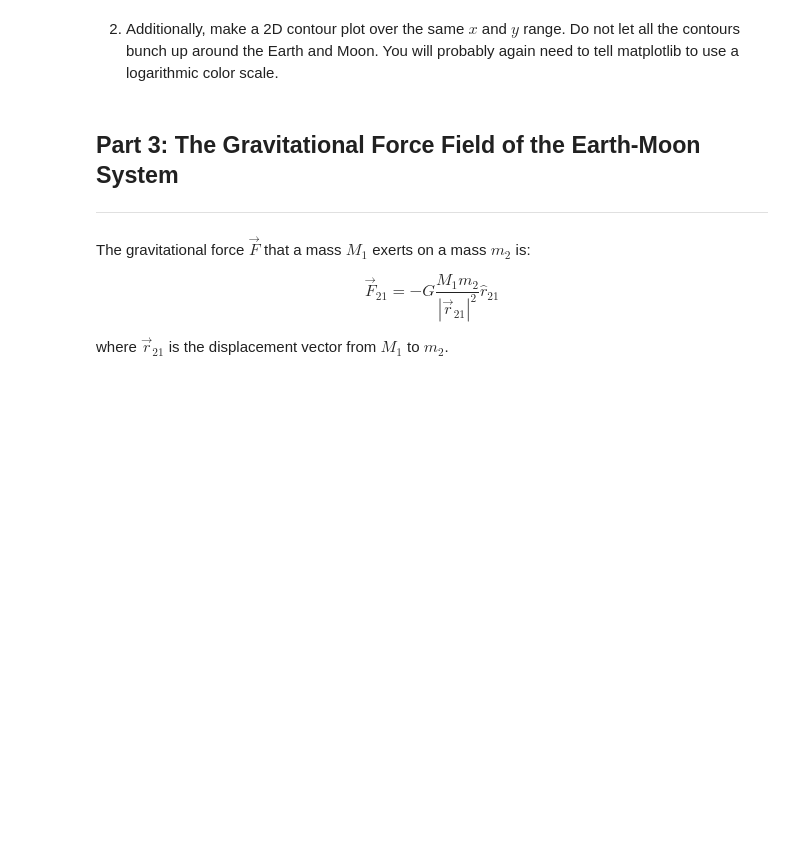
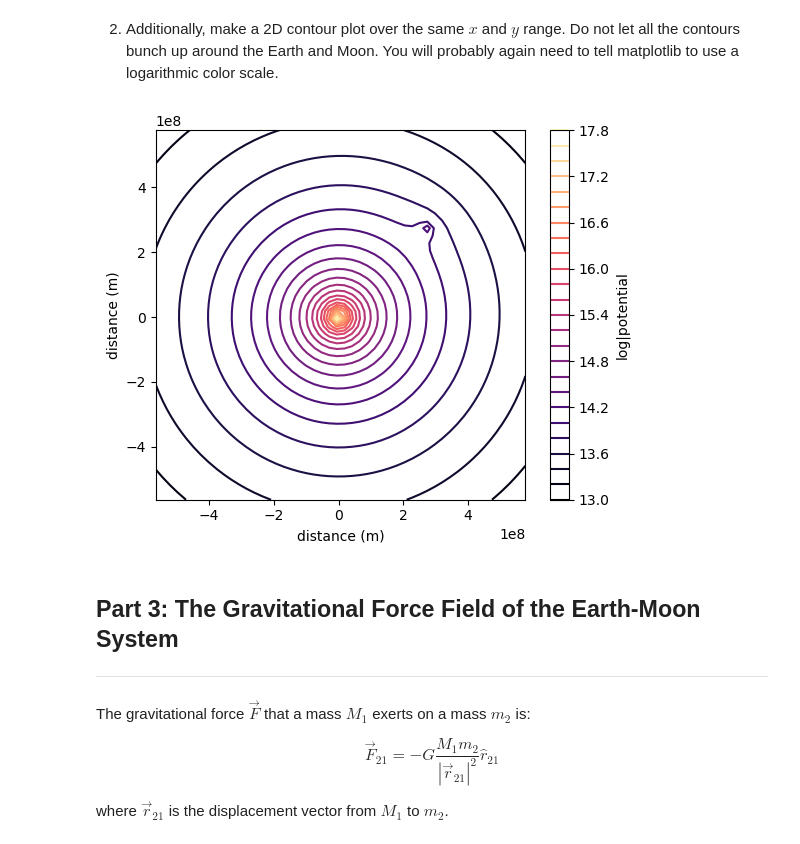
Before and after one commit to hgerrish/PHYS265-spring26, a Jupyter notebook: Lab1/lab1.ipynb, the cells around one changed output. Saved outputs shown, nothing was run; the diff lists cells and outputs as text; code cells hidden in the pictures; blank space fills up the shorter version.

```diff
--- a/Lab1/lab1.ipynb
+++ b/Lab1/lab1.ipynb
@@ -137,6 +178,29 @@ of the gravitational potential of the combined Earth-Moon system.
 2. Additionally, make a 2D contour plot over the same $x$ and $y$ range.
 Do not let all the contours bunch up around the Earth and Moon.
 You will probably again need to tell matplotlib to use a logarithmic color scale.
+# %%
+yy = np.linspace(Re - 1.5*Dem, Re+ 1.5*Dem, 50)
+xx = np.linspace(Re - 1.5*Dem, Re+ 1.5*Dem, 50)
+
+x_grid, y_grid = np.meshgrid(xx, yy)
+EPm_grid = np.zeros((len(yy), len(xx)))
+MPm_grid = np.zeros((len(yy), len(xx)))
+for i in range(len(yy)):
+    for j in range(len(xx)):
+        EPm_grid[i,j] = grav_potential(Me, 0.0, 0.0, float(xx[j]), float(yy[i]))
+        MPm_grid[i,j] = grav_potential(Mm, Dem/np.sqrt(2), Dem/np.sqrt(2), float(xx[j]), float(yy[i]))
+
+Tot_Pm = EPm_grid + MPm_grid
+fig, ax = plt.subplots()
+contour = ax.contour(x_grid, y_grid, np.log(np.abs(Tot_Pm)), cmap = 'magma', levels = 30)
+cbar = fig.colorbar(contour)
+cbar.set_label('log|potential')
+ax.set_xlabel('distance (m)')
+ax.set_ylabel('distance (m)')
+ax.set_aspect('equal')
+plt.show()
+# %% [output]
+[figure, added]
 # %% [markdown]
 ## Part 3: The Gravitational Force Field of the Earth-Moon System
 ----
```
Also changed, not shown: parts of 14 cells of this notebook, 1 other file.
